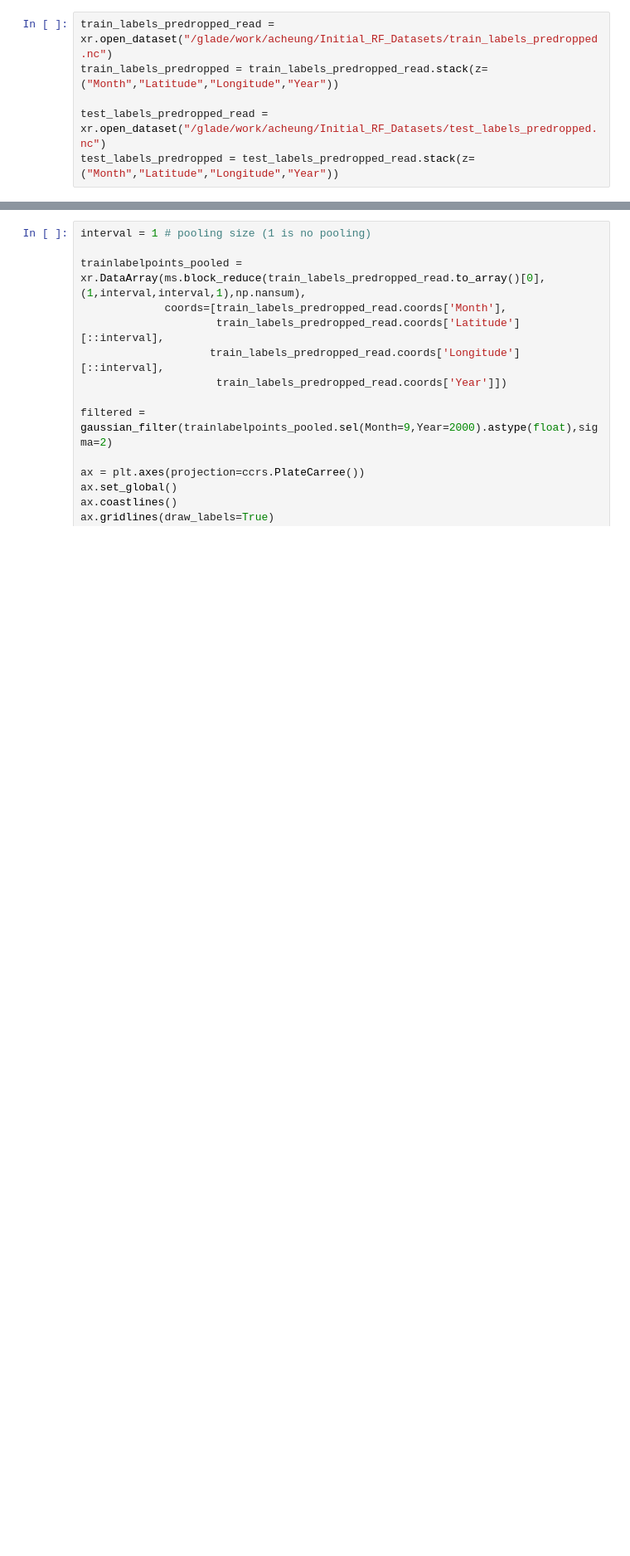
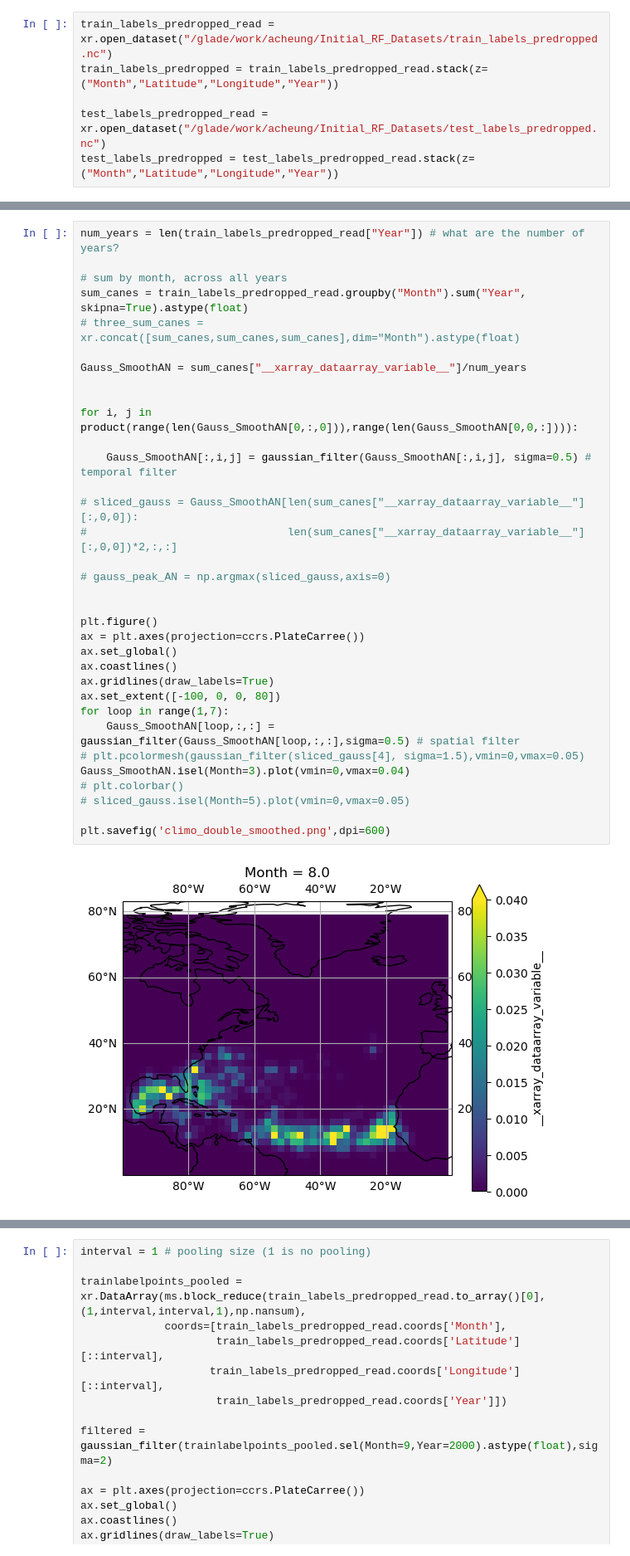
Before and after one commit to a98alvin/TC_Genesis_Index, a Jupyter notebook: Scripts/Filtering_Observations.ipynb, the cells around one changed output, grey strips where cells are left out. Shown at 83% size. Drawn from its saved outputs; the diff is of its cells as text; blank space fills up the shorter version.

```diff
--- a/Scripts/Filtering_Observations.ipynb
+++ b/Scripts/Filtering_Observations.ipynb
@@ -66,0 +171,36 @@ plt.savefig('climo')
+# %%
+num_years = len(train_labels_predropped_read["Year"]) # what are the number of years?
+
+# sum by month, across all years
+sum_canes = train_labels_predropped_read.groupby("Month").sum("Year", skipna=True).astype(float)
+# three_sum_canes = xr.concat([sum_canes,sum_canes,sum_canes],dim="Month").astype(float)
+
+Gauss_SmoothAN = sum_canes["__xarray_dataarray_variable__"]/num_years
+
+
+for i, j in product(range(len(Gauss_SmoothAN[0,:,0])),range(len(Gauss_SmoothAN[0,0,:]))):
+
+    Gauss_SmoothAN[:,i,j] = gaussian_filter(Gauss_SmoothAN[:,i,j], sigma=0.5) # temporal filter
+
+# sliced_gauss = Gauss_SmoothAN[len(sum_canes["__xarray_dataarray_variable__"][:,0,0]):
+#                               len(sum_canes["__xarray_dataarray_variable__"][:,0,0])*2,:,:]
+
+# gauss_peak_AN = np.argmax(sliced_gauss,axis=0)
+
+
+plt.figure()
+ax = plt.axes(projection=ccrs.PlateCarree())
+ax.set_global()
+ax.coastlines()
+ax.gridlines(draw_labels=True)
+ax.set_extent([-100, 0, 0, 80])
+for loop in range(1,7):
+    Gauss_SmoothAN[loop,:,:] = gaussian_filter(Gauss_SmoothAN[loop,:,:],sigma=0.5) # spatial filter
+# plt.pcolormesh(gaussian_filter(sliced_gauss[4], sigma=1.5),vmin=0,vmax=0.05)
+Gauss_SmoothAN.isel(Month=3).plot(vmin=0,vmax=0.04)
+# plt.colorbar()
+# sliced_gauss.isel(Month=5).plot(vmin=0,vmax=0.05)
+
+plt.savefig('climo_double_smoothed.png',dpi=600)
+# %% [output]
+[figure, added]
```
Also changed, not shown: parts of 15 cells of this notebook, 3 other files.
